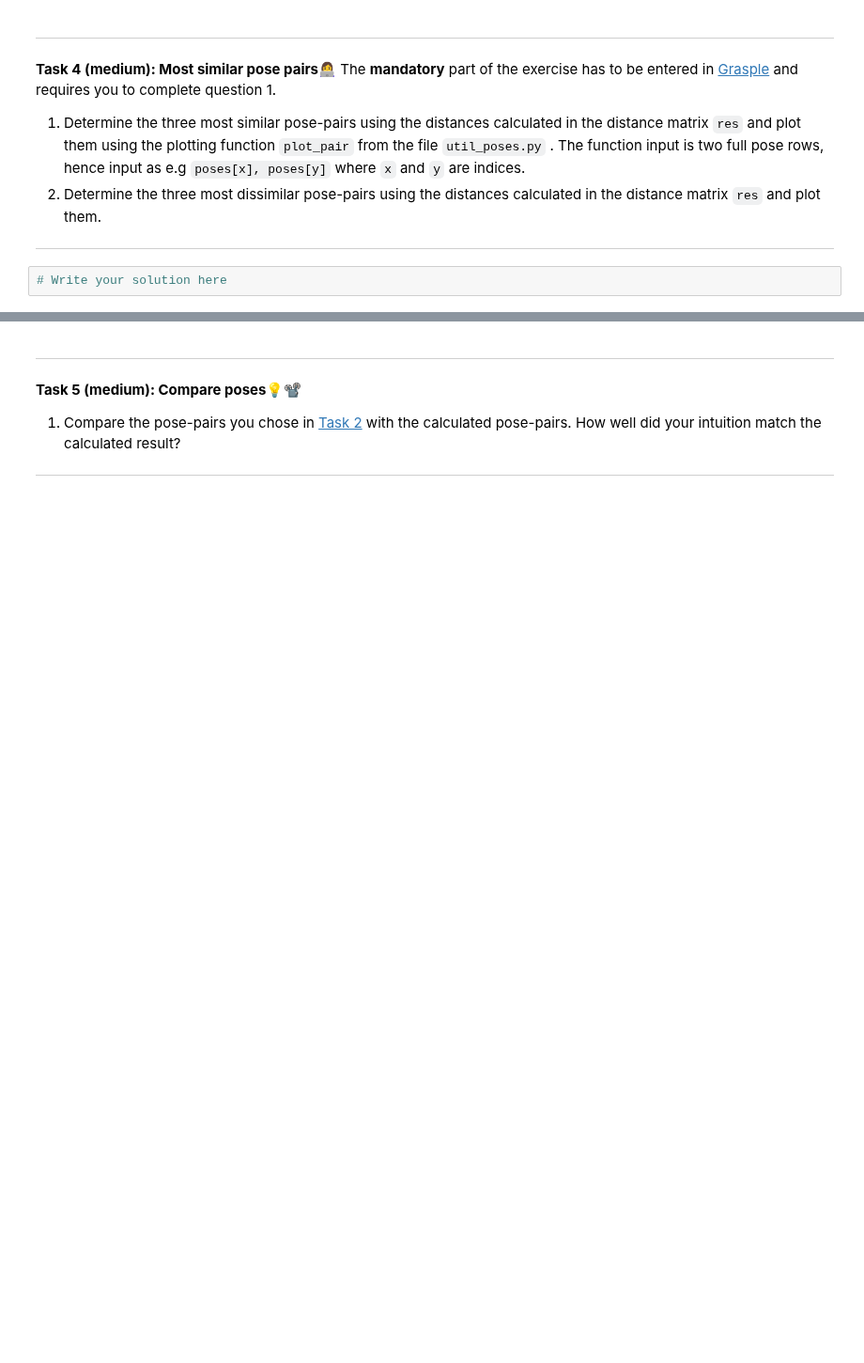
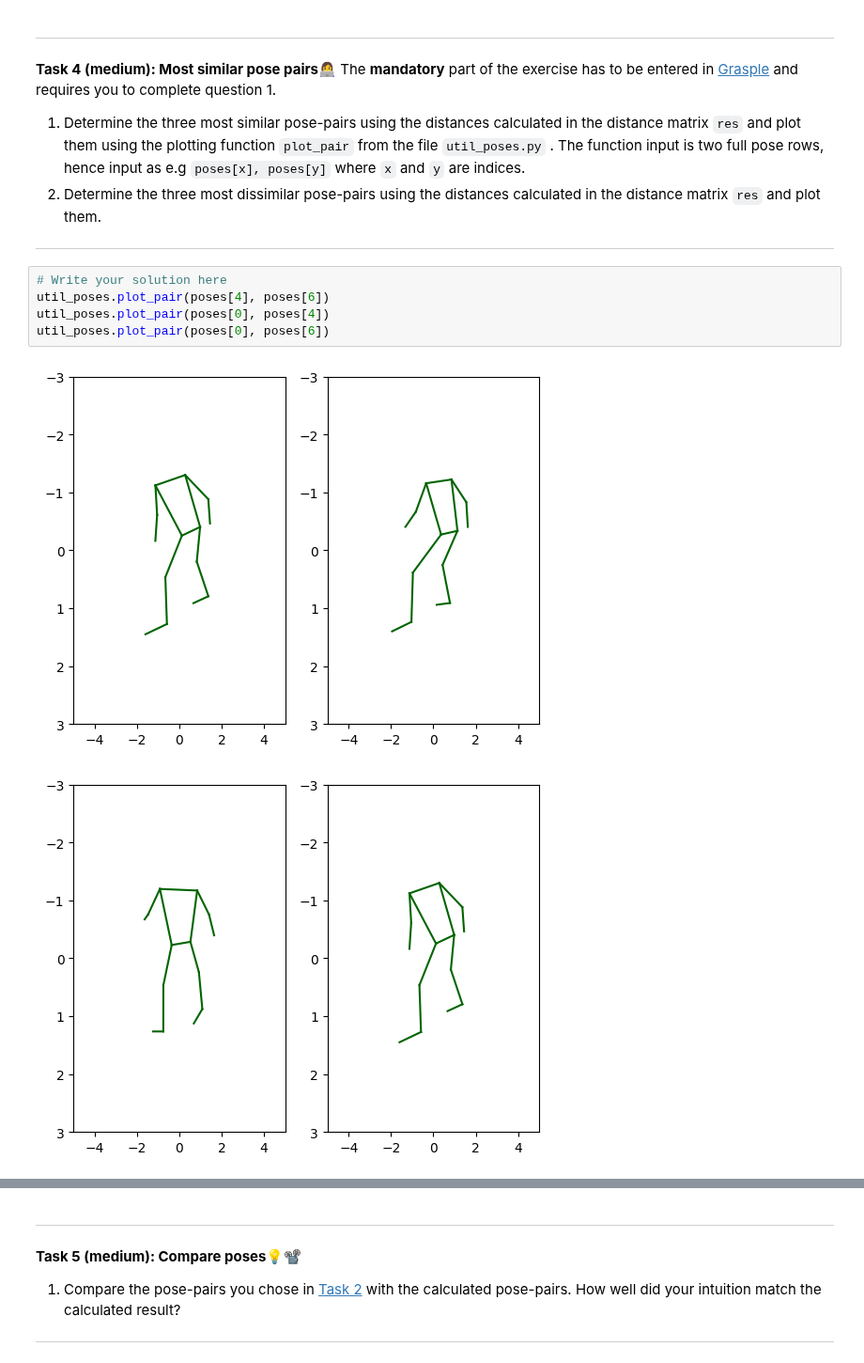
Before and after one commit to Mie-Jonasson/ComputerScienceMasters, a Jupyter notebook: IntroductionToMachineLearning/Exercises/W02/01-poses.ipynb, the cells around one changed output, grey strips where cells are left out. Shown at 94% size. Cells and saved outputs as stored; diff of their text form; blank space fills up the shorter version.

```diff
--- a/IntroductionToMachineLearning/Exercises/W02/01-poses.ipynb
+++ b/IntroductionToMachineLearning/Exercises/W02/01-poses.ipynb
@@ -127,3 +193,9 @@ The **mandatory** part of the exercise has to be entered in [Grasple](https://ap
 ---
 # %%
 # Write your solution here
+util_poses.plot_pair(poses[4], poses[6])
+util_poses.plot_pair(poses[0], poses[4])
+util_poses.plot_pair(poses[0], poses[6])
+# %% [output]
+[figure, added]
+[figure, added]
```
Also changed, not shown: parts of 12 cells of this notebook, 1 other file.
